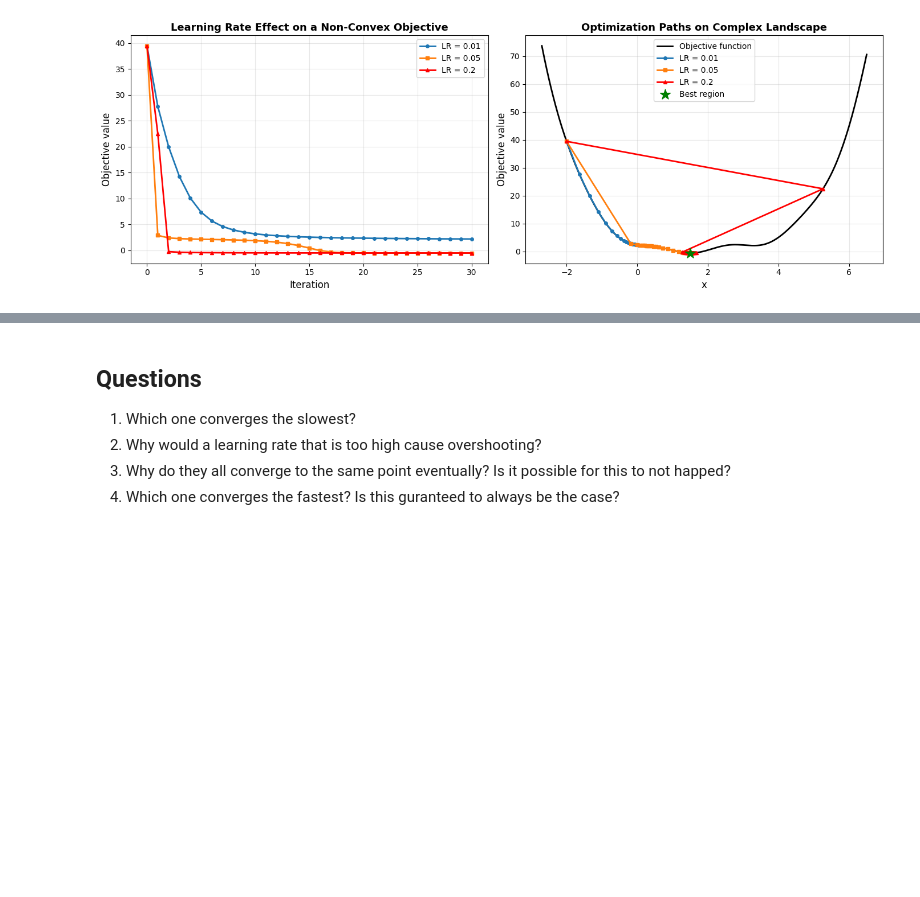
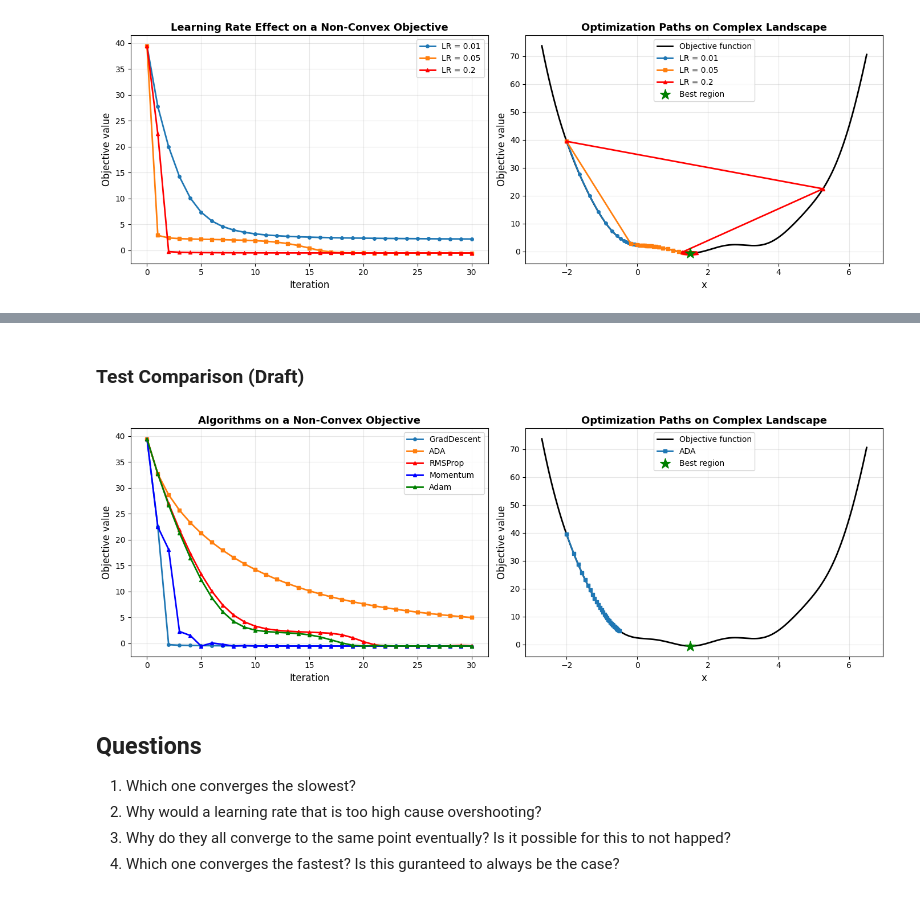
Before and after one commit to John-Popovici/ML-optimization-lecture, a Jupyter notebook: optimization.ipynb, the cells around one changed output, grey strips where cells are left out. Saved outputs shown, nothing was run; the diff lists cells and outputs as text; code cells hidden in the pictures; blank space fills up the shorter version.

Commit message:
Added ADA, RMSProp, Momentum, Adam

```diff
--- a/optimization.ipynb
+++ b/optimization.ipynb
@@ -96,0 +188,15 @@ plt.show()
+# %%
+def momentum(learning_rate, num_iterations=30, x_start=-2.0, gradient=gradient, beta=0.5):
+    x = x_start
+    losses = [loss_function(x)]
+    positions = [x]
+    mt = 0
+    for t in range(1, num_iterations + 1):
+        grad = gradient(x)
+        mt = beta * mt + (1-beta) * grad
+        mt_bias = mt / (1-beta**t)
+        x = x - learning_rate * mt_bias
+        losses.append(loss_function(x))
+        positions.append(x)
+
+    return positions, losses
@@ -97,3 +235,57 @@ plt.show()
+# %% [markdown]
+### Test Comparison (Draft)
+# %%
+# Learning rates
+learning_rate = 0.2
+
+positions_gd, losses_gd = gradient_descent(learning_rate)
+positions_ada, losses_ada = ada_grad(learning_rate)
+positions_rmsp, losses_rsmp = RMSProp(learning_rate)
+positions_momentum, losses_momentum = momentum(learning_rate)
+positions_adam, losses_adam = adam(learning_rate)
+
+# Plotting
+fig, axes = plt.subplots(1, 2, figsize=(14, 5))
+
+# Plot 1: Objective value over iterations
+iterations = range(len(losses_gd))
+axes[0].plot(iterations, losses_gd, 'o-', label=f'GradDescent', linewidth=2, markersize=4)
+axes[0].plot(iterations, losses_ada, 's-', label=f'ADA', linewidth=2, markersize=4)
+axes[0].plot(iterations, losses_rsmp, '^-', label=f'RMSProp', linewidth=2, markersize=4, color='red')
+axes[0].plot(iterations, losses_momentum, '^-', label=f'Momentum', linewidth=2, markersize=4, color='blue')
+axes[0].plot(iterations, losses_adam, '^-', label=f'Adam', linewidth=2, markersize=4, color='green')
+
+
+axes[0].set_xlabel('Iteration', fontsize=12)
+axes[0].set_ylabel('Objective value', fontsize=12)
+axes[0].set_title('Algorithms on a Non-Convex Objective', fontsize=13, fontweight='bold')
+axes[0].legend()
+axes[0].grid(True, alpha=0.3)
+
+
+# Plot 2: Optimization paths on the landscape
+x_range = np.linspace(-2.7, 6.5, 600)
+y_range = loss_function(x_range)
+axes[1].plot(x_range, y_range, 'k-', linewidth=2, label='Objective function')
+axes[1].plot(positions_gd, losses_gd, 'o-', label=f'GradDescent', linewidth=2, markersize=4)
+axes[1].plot(positions_ada, losses_ada, 's-', label=f'ADA', linewidth=2, markersize=4)
+axes[1].plot(positions_rmsp, losses_rsmp, '^-', label=f'RMSProp', linewidth=2, markersize=4, color='red')
+axes[1].plot(positions_momentum, losses_momentum, '^-', label=f'Momentum', linewidth=2, markersize=4, color='blue')
+axes[1].plot(positions_adam, losses_adam, '^-', label=f'Adam', linewidth=2, markersize=4, color='green')
+
+best_idx = np.argmin(y_range) # Mark an optimal value
+axes[1].scatter([x_range[best_idx]], [y_range[best_idx]], color='green', s=180, marker='*', label='Best region', zorder=5)
+
+axes[1].set_xlabel('x', fontsize=12)
+axes[1].set_ylabel('Objective value', fontsize=12)
+axes[1].set_title('Optimization Paths on Complex Landscape', fontsize=13, fontweight='bold')
+axes[1].legend()
+axes[1].grid(True, alpha=0.3)
+
+plt.tight_layout()
+plt.show()
+# %% [output]
+[figure, added]
 # %% [markdown]
 ## Questions
 1. Which one converges the slowest?
```
Also changed, not shown: parts of 15 cells of this notebook.
